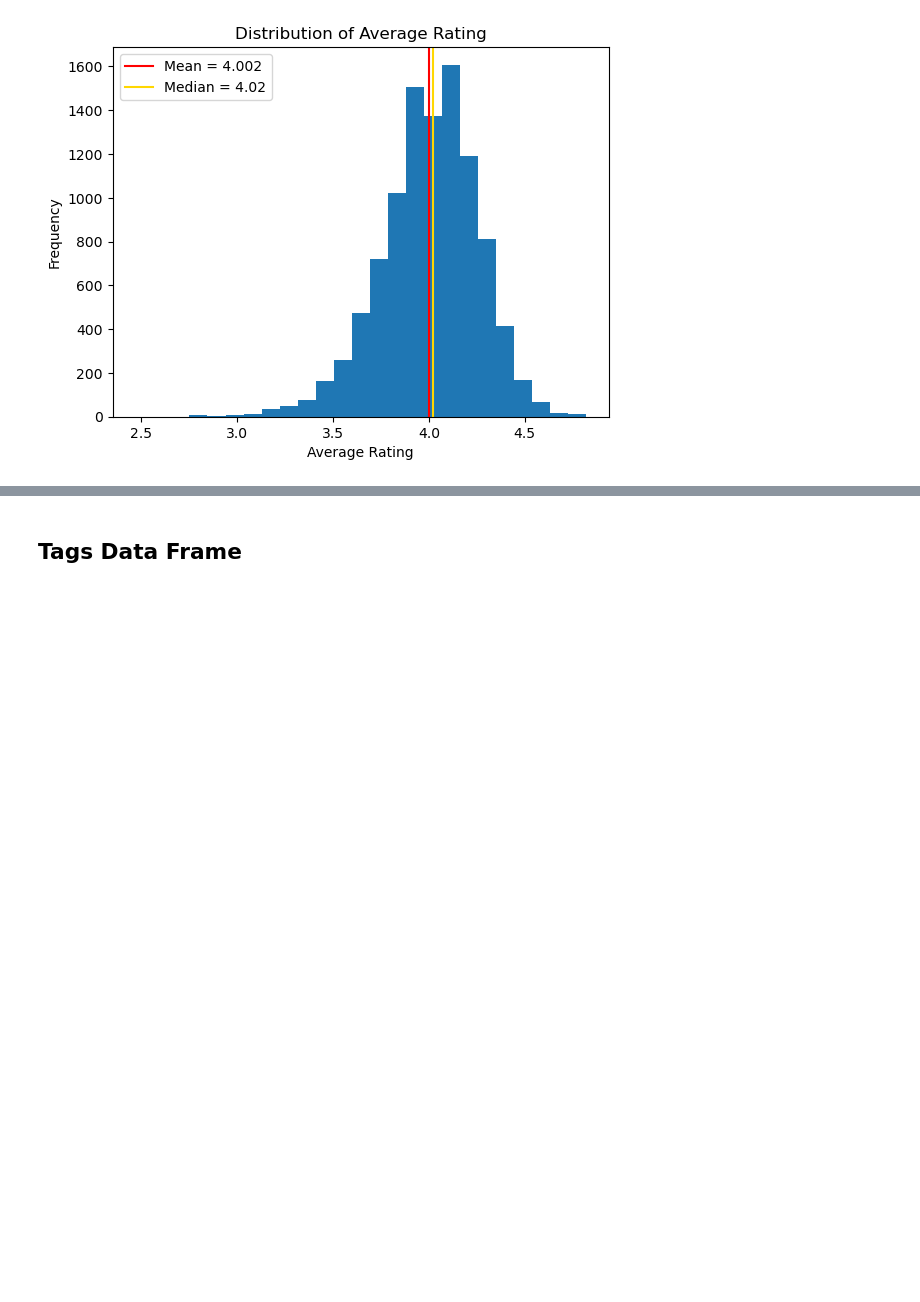
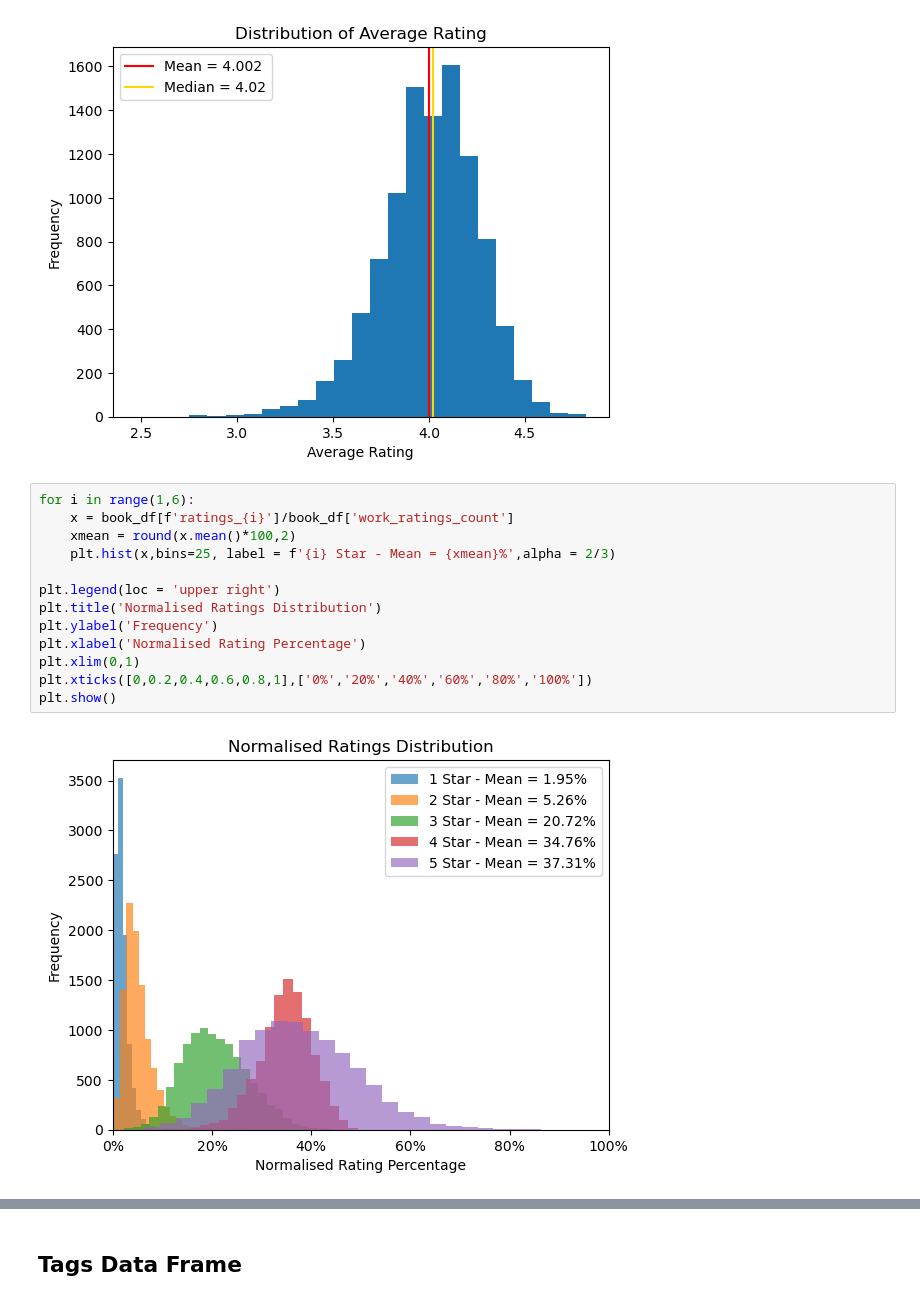
Before and after one commit to CamelSal/BookRecommender, a Jupyter notebook: CapstoneEDA.ipynb, the cells around one changed output, grey strips where cells are left out. Saved outputs shown, nothing was run; the diff lists cells and outputs as text; blank space fills up the shorter version.

```diff
--- a/CapstoneEDA.ipynb
+++ b/CapstoneEDA.ipynb
@@ -310,3 +327,18 @@ plt.xlabel('Average Rating')
 plt.show()
 # %% [output]
 [figure]
+# %%
+for i in range(1,6):
+    x = book_df[f'ratings_{i}']/book_df['work_ratings_count']
+    xmean = round(x.mean()*100,2)
+    plt.hist(x,bins=25, label = f'{i} Star - Mean = {xmean}%',alpha = 2/3)
+
+plt.legend(loc = 'upper right')
+plt.title('Normalised Ratings Distribution')
+plt.ylabel('Frequency')
+plt.xlabel('Normalised Rating Percentage')
+plt.xlim(0,1)
+plt.xticks([0,0.2,0.4,0.6,0.8,1],['0%','20%','40%','60%','80%','100%'])
+plt.show()
+# %% [output]
+[figure, added]
```
Also changed, not shown: parts of 12 cells of this notebook.
